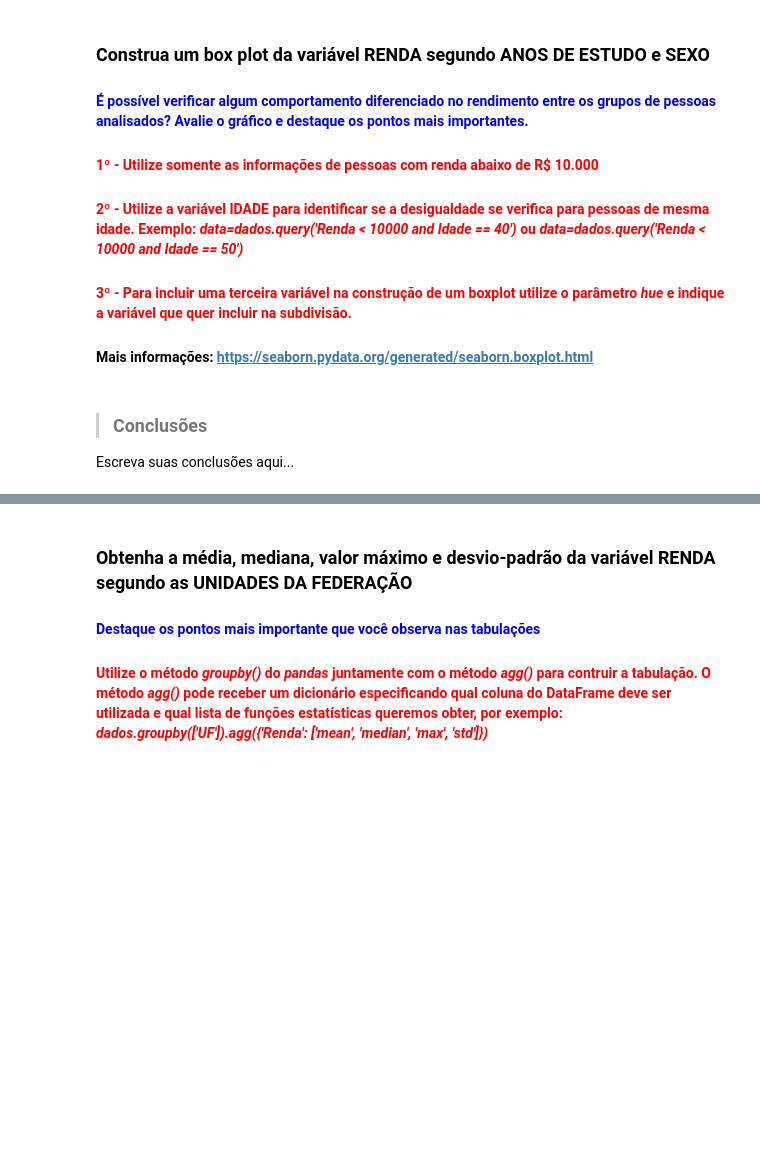
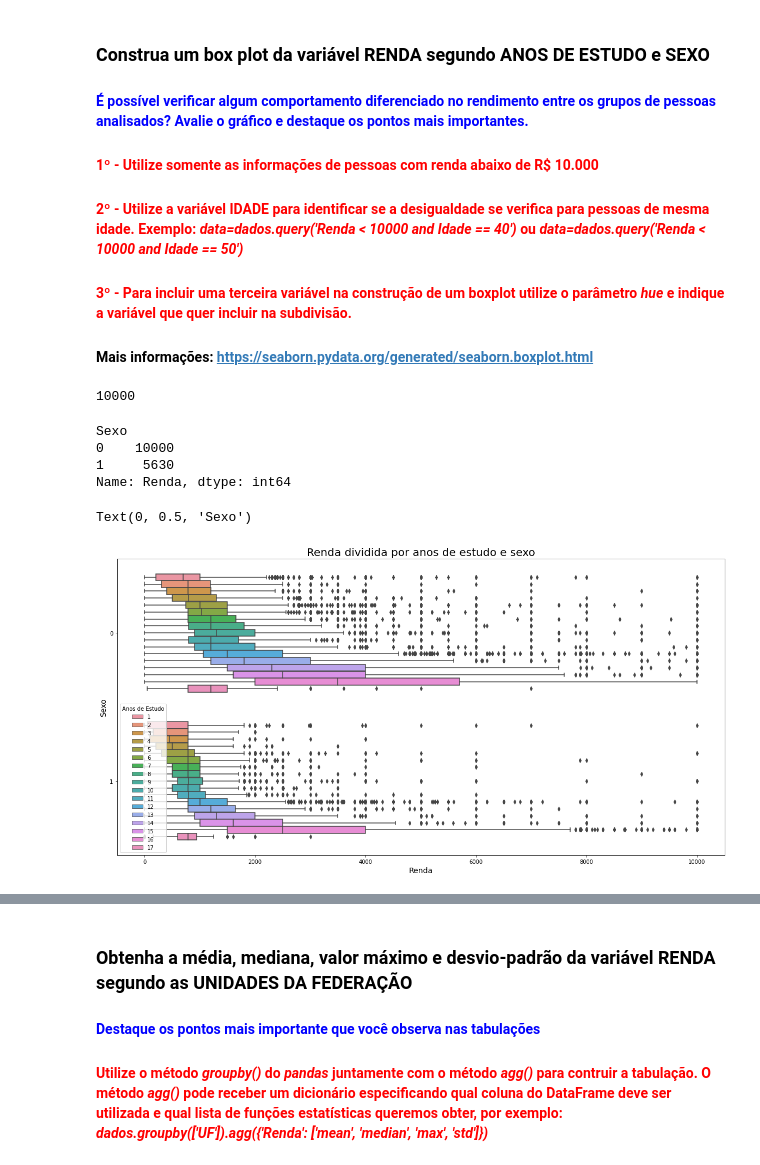
Before and after one commit to albertomendess/Estudos, a Jupyter notebook: Análise_Descritiva.ipynb, the cells around one changed output, grey strips where cells are left out. Drawn from its saved outputs; the diff is of its cells as text; code cells hidden in the pictures; blank space fills up the shorter version.

```diff
--- a/Análise_Descritiva.ipynb
+++ b/Análise_Descritiva.ipynb
@@ -813,7 +813,30 @@ A renda maxima para o grupo masculino é de 200 mil enquanto o feminino chega ao
 #### <font color='red'>2º - Utilize a variável IDADE para identificar se a desigualdade se verifica para pessoas de mesma idade. Exemplo: <i>data=dados.query('Renda < 10000 and Idade == 40')</i> ou <i>data=dados.query('Renda < 10000 and Idade == 50')</i></font>
 #### <font color='red'>3º - Para incluir uma terceira variável na construção de um boxplot utilize o parâmetro <i>hue</i> e indique a variável que quer incluir na subdivisão.</font>
 #### Mais informações: https://seaborn.pydata.org/generated/seaborn.boxplot.html
-# %% [markdown]
-> ### Conclusões
-
-Escreva suas conclusões aqui...
+# %%
+renda_max_dezMil = df[df['Renda'] <= 10000]
+renda_max_dezMil['Renda'].max()
+# %% [output]
+10000
+# %%
+selecao = renda_max_dezMil.query('Renda <= 10000 and Idade == 75')
+selecao.groupby(['Sexo'])['Renda'].max()
+# %% [output]
+Sexo
+0    10000
+1     5630
+Name: Renda, dtype: int64
+# %%
+# CONSTRUINDO UM BOXPLOT SEGUNDO 'ANOS DE ESTUDO'
+ax = sns.boxplot(data = renda_max_dezMil,
+                 x= renda_max_dezMil['Renda'],
+                 y= renda_max_dezMil['Sexo'],
+                 hue= renda_max_dezMil['Anos de Estudo'],
+                 orient= 'h')
+ax.figure.set_size_inches(20, 10)
+ax.set_title('Renda dividida por anos de estudo e sexo', fontsize= 20)
+ax.set_xlabel('Renda', fontsize= 14)
+ax.set_ylabel('Sexo', fontsize= 14)
+# %% [output]
+Text(0, 0.5, 'Sexo')
+[figure, added]
```
Also changed, not shown: parts of 2 cells of this notebook.
